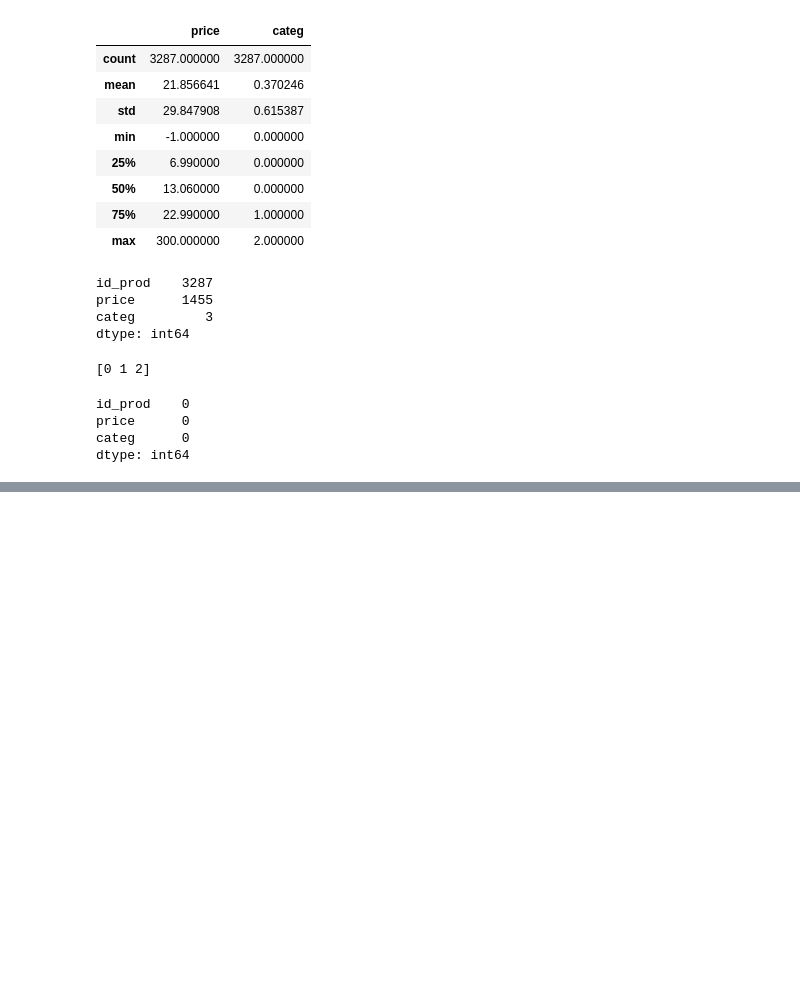
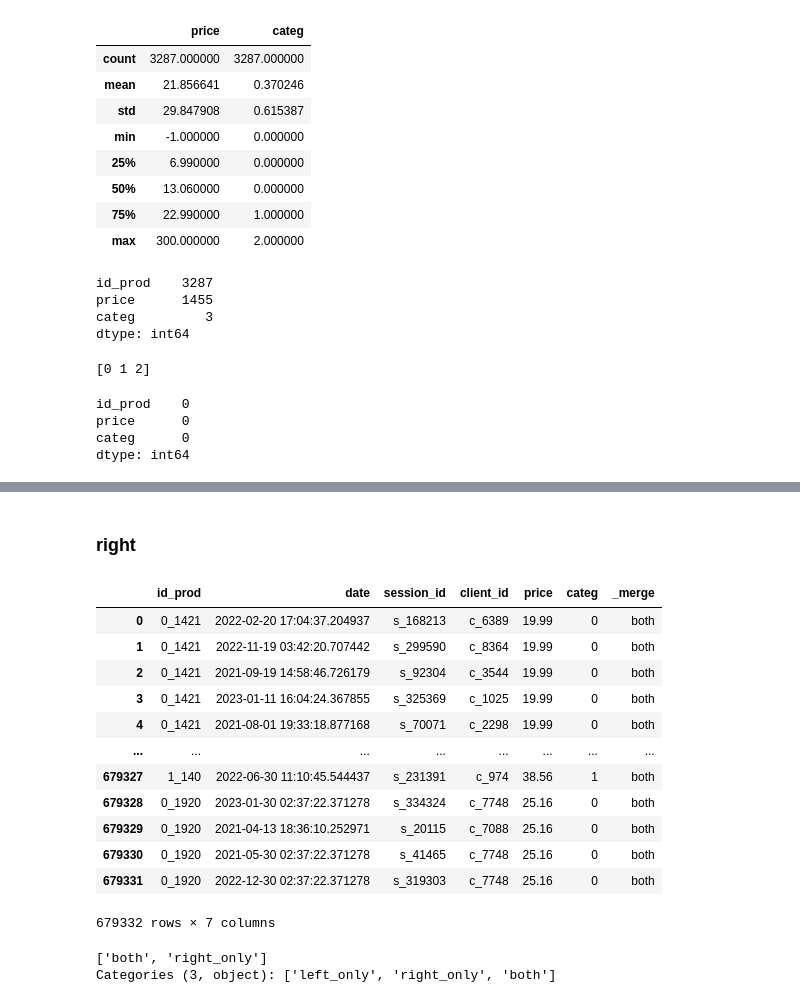
Before and after one commit to AntoineJBQ/Projet-6, a Jupyter notebook: projet 6.ipynb, the cells around one changed output, grey strips where cells are left out. Cells and saved outputs as stored; diff of their text form; code cells hidden in the pictures; blank space fills up the shorter version.

```diff
--- a/projet 6.ipynb
+++ b/projet 6.ipynb
@@ -51,0 +219,26 @@ dtype: int64
+# %% [markdown]
+### right
+# %%
+Test_3 = pd.merge(transactions, products, on='id_prod',how='right',indicator=True)
+Test_3
+# %% [output]
+|  | id_prod | date | session_id | client_id | price | categ | _merge |
+| 0 | 0_1421 | 2022-02-20 17:04:37.204937 | s_168213 | c_6389 | 19.99 | 0 | both |
+| 1 | 0_1421 | 2022-11-19 03:42:20.707442 | s_299590 | c_8364 | 19.99 | 0 | both |
+| 2 | 0_1421 | 2021-09-19 14:58:46.726179 | s_92304 | c_3544 | 19.99 | 0 | both |
+| 3 | 0_1421 | 2023-01-11 16:04:24.367855 | s_325369 | c_1025 | 19.99 | 0 | both |
+| 4 | 0_1421 | 2021-08-01 19:33:18.877168 | s_70071 | c_2298 | 19.99 | 0 | both |
+| ... | ... | ... | ... | ... | ... | ... | ... |
+| 679327 | 1_140 | 2022-06-30 11:10:45.544437 | s_231391 | c_974 | 38.56 | 1 | both |
+| 679328 | 0_1920 | 2023-01-30 02:37:22.371278 | s_334324 | c_7748 | 25.16 | 0 | both |
+| 679329 | 0_1920 | 2021-04-13 18:36:10.252971 | s_20115 | c_7088 | 25.16 | 0 | both |
+| 679330 | 0_1920 | 2021-05-30 02:37:22.371278 | s_41465 | c_7748 | 25.16 | 0 | both |
+| 679331 | 0_1920 | 2022-12-30 02:37:22.371278 | s_319303 | c_7748 | 25.16 | 0 | both |
+679332 rows × 7 columns
+# %%
+valeurs_uniques_test_3 = Test_3['_merge'].unique()
+
+print(valeurs_uniques_test_3)
+# %% [output]
+['both', 'right_only']
+Categories (3, object): ['left_only', 'right_only', 'both']
```
Also changed, not shown: parts of 30 cells of this notebook.
